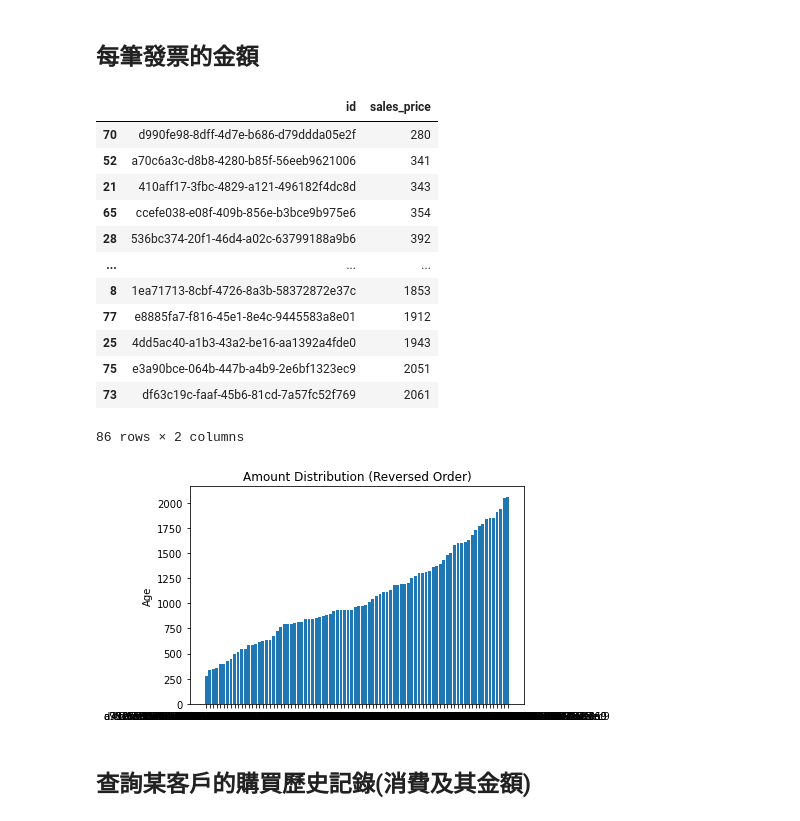
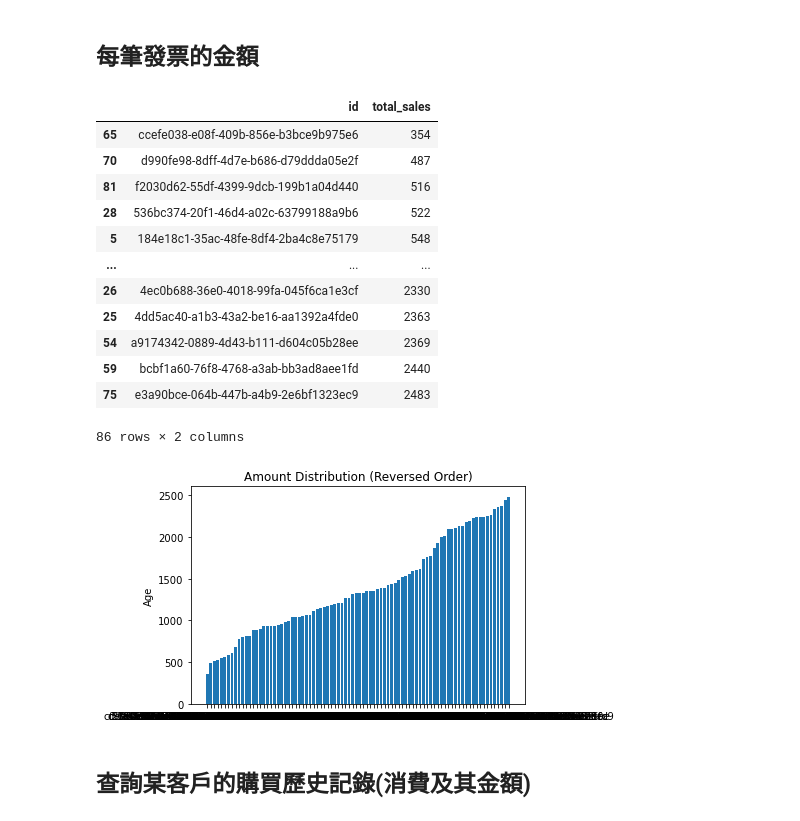
Before and after one commit to itrobotics/EDA_carrefour, a Jupyter notebook: EDA_家樂福數據集.ipynb, the cells around one changed output. Drawn from its saved outputs; the diff is of its cells as text; code cells hidden in the pictures.

```diff
--- a/EDA_家樂福數據集.ipynb
+++ b/EDA_家樂福數據集.ipynb
@@ -103,13 +103,15 @@ sex             766
 age_group         1
 dtype: int64
 # %%
-# train
+# to handle datetime
 date = pd.to_datetime(train_df['order_date'])
 train_df['month']=date.dt.month
 train_df['year']=date.dt.year
 train_df['YearMonth'] = date.dt.strftime('%Y-%m')
 train_df['day_name']=date.dt.day_name()
 train_df['day']=date.dt.day
+# add total sales
+train_df['total_sales']=train_df['sales_price']*train_df['quantity']
 # %%
 train_df.head(10)
 # %% [output]
@@ -382,32 +347,32 @@ plt.show()
 # %% [markdown]
 ## 每筆發票的金額
 # %%
-df_group_by_id=train_df.groupby('id')['sales_price'].sum().reset_index()
-df_group_by_id=df_group_by_id.sort_values(by='sales_price') #ascending=False
+df_group_by_id=train_df.groupby('id')['total_sales'].sum().reset_index()
+df_group_by_id=df_group_by_id.sort_values(by='total_sales') #ascending=False
 df_group_by_id
 # %% [output]
-|  | id | sales_price |
-| 70 | d990fe98-8dff-4d7e-b686-d79ddda05e2f | 280 |
-| 52 | a70c6a3c-d8b8-4280-b85f-56eeb9621006 | 341 |
-| 21 | 410aff17-3fbc-4829-a121-496182f4dc8d | 343 |
+|  | id | total_sales |
 | 65 | ccefe038-e08f-409b-856e-b3bce9b975e6 | 354 |
-| 28 | 536bc374-20f1-46d4-a02c-63799188a9b6 | 392 |
+| 70 | d990fe98-8dff-4d7e-b686-d79ddda05e2f | 487 |
+| 81 | f2030d62-55df-4399-9dcb-199b1a04d440 | 516 |
+| 28 | 536bc374-20f1-46d4-a02c-63799188a9b6 | 522 |
+| 5 | 184e18c1-35ac-48fe-8df4-2ba4c8e75179 | 548 |
 | ... | ... | ... |
-| 8 | 1ea71713-8cbf-4726-8a3b-58372872e37c | 1853 |
-| 77 | e8885fa7-f816-45e1-8e4c-9445583a8e01 | 1912 |
-| 25 | 4dd5ac40-a1b3-43a2-be16-aa1392a4fde0 | 1943 |
-| 75 | e3a90bce-064b-447b-a4b9-2e6bf1323ec9 | 2051 |
-| 73 | df63c19c-faaf-45b6-81cd-7a57fc52f769 | 2061 |
+| 26 | 4ec0b688-36e0-4018-99fa-045f6ca1e3cf | 2330 |
+| 25 | 4dd5ac40-a1b3-43a2-be16-aa1392a4fde0 | 2363 |
+| 54 | a9174342-0889-4d43-b111-d604c05b28ee | 2369 |
+| 59 | bcbf1a60-76f8-4768-a3ab-bb3ad8aee1fd | 2440 |
+| 75 | e3a90bce-064b-447b-a4b9-2e6bf1323ec9 | 2483 |
 86 rows × 2 columns
 # %%
-plt.bar(df_group_by_id['id'], df_group_by_id['sales_price'])
+plt.bar(df_group_by_id['id'], df_group_by_id['total_sales'])
 plt.ylabel('Age')
 plt.title('Amount Distribution (Reversed Order)')
 #plt.xticks(rotation=45)
 #plt.tight_layout()
 plt.show()
 # %% [output]
-[figure, old version]
+[figure, new version]
 # %% [markdown]
 ## 查詢某客戶的購買歷史記錄(消費及其金額)
 # %%
```
Also changed, not shown: parts of 34 cells of this notebook, 3 other files.
